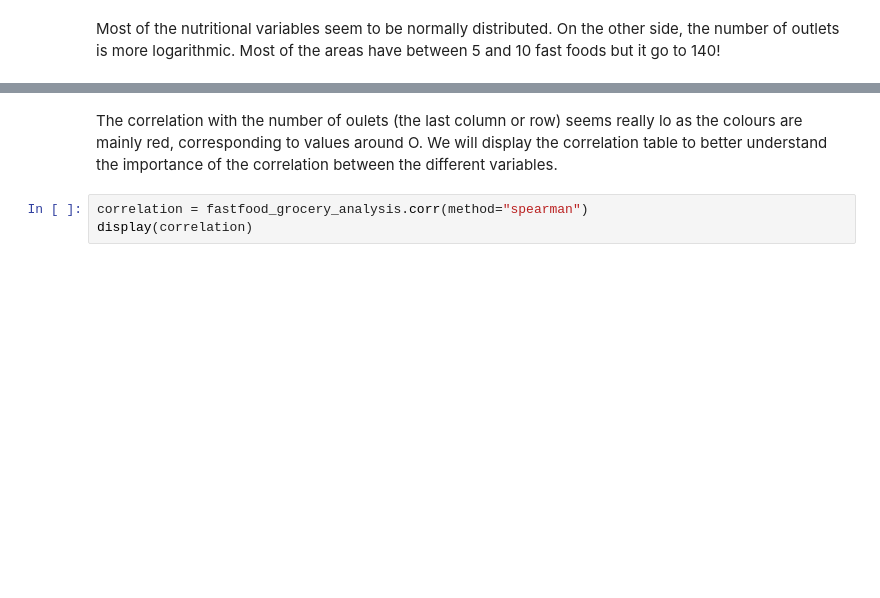
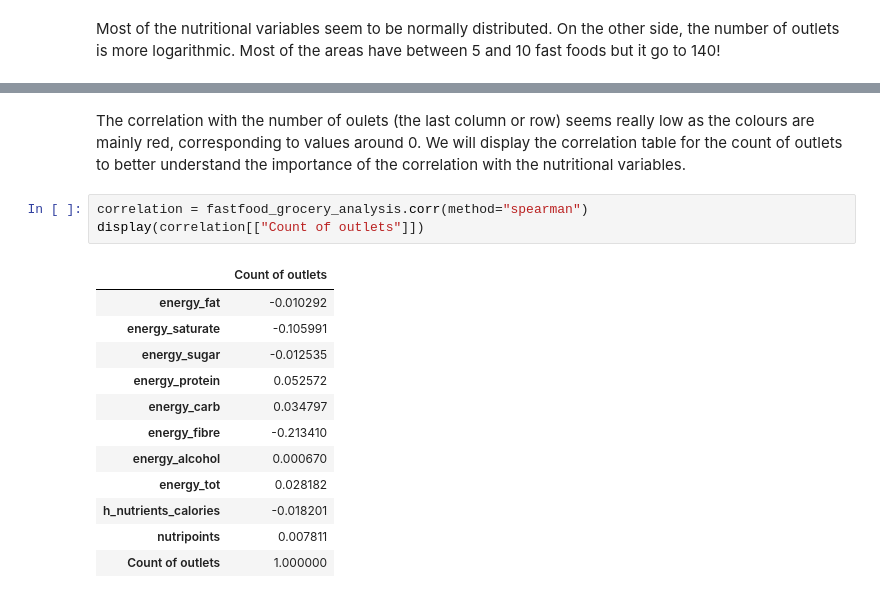
Before and after one commit to epfl-ada/ada-2020-project-milestone-p3-p3_caxaga, a Jupyter notebook: fast_food.ipynb, the cells around one changed output, grey strips where cells are left out. Drawn from its saved outputs; the diff is of its cells as text; blank space fills up the shorter version.

```diff
--- a/fast_food.ipynb
+++ b/fast_food.ipynb
@@ -144,7 +188,20 @@ sns.heatmap(fastfood_grocery_analysis.corr())
 # %% [markdown]
-The correlation with the number of oulets (the last column or row) seems really lo as the colours are mainly red, corresponding to values around O. We will display the correlation table to better understand the importance of the correlation between the different variables.
+The correlation with the number of oulets (the last column or row) seems really low as the colours are mainly red, corresponding to values around 0. We will display the correlation table for the count of outlets to better understand the importance of the correlation with the nutritional variables.
 # %%
 correlation = fastfood_grocery_analysis.corr(method="spearman")
-display(correlation)
+display(correlation[["Count of outlets"]])
+# %% [output]
+|  | Count of outlets |
+| energy_fat | -0.010292 |
+| energy_saturate | -0.105991 |
+| energy_sugar | -0.012535 |
+| energy_protein | 0.052572 |
+| energy_carb | 0.034797 |
+| energy_fibre | -0.213410 |
+| energy_alcohol | 0.000670 |
+| energy_tot | 0.028182 |
+| h_nutrients_calories | -0.018201 |
+| nutripoints | 0.007811 |
+| Count of outlets | 1.000000 |
 # %%
 plt.figure(figsize=(14, 3))
```
Also changed, not shown: parts of 37 cells of this notebook.
